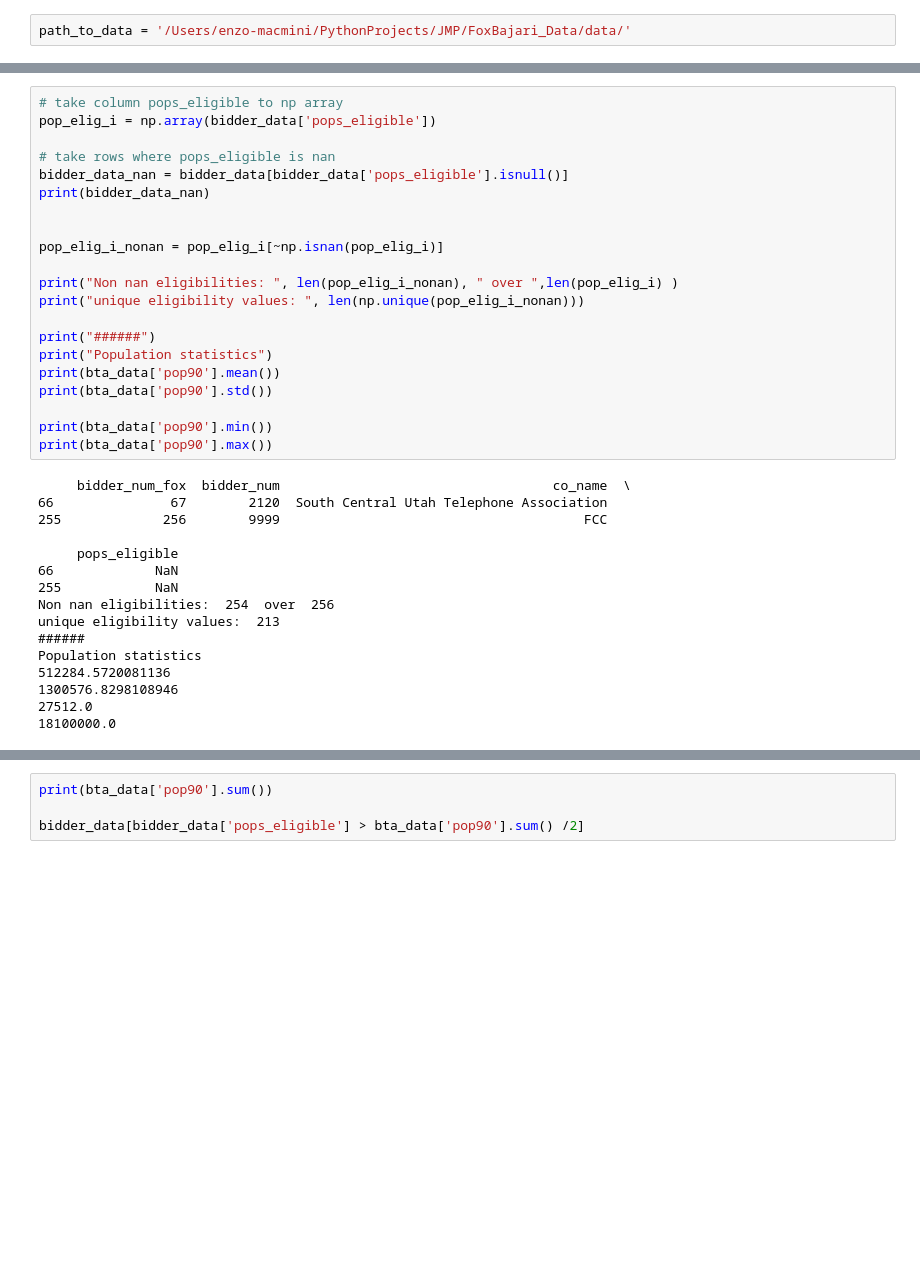
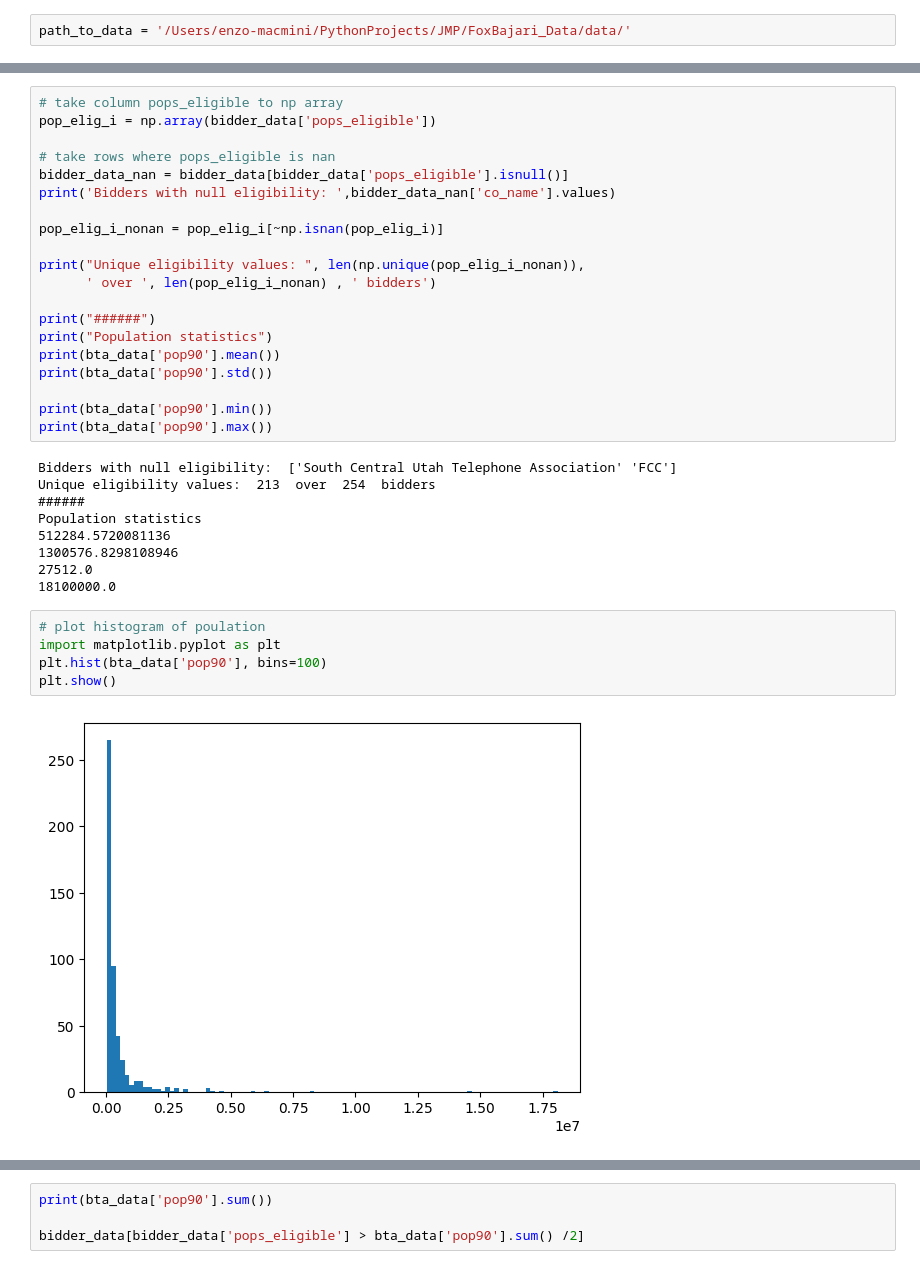
Before and after one commit to enzodipasquale/combinatorial-choice-estimation, a Jupyter notebook: Empirical_application/Fox_Bajari_application.ipynb, the cells around one changed output, grey strips where cells are left out. Drawn from its saved outputs; the diff is of its cells as text; blank space fills up the shorter version.

```diff
--- a/Empirical_application/Fox_Bajari_application.ipynb
+++ b/Empirical_application/Fox_Bajari_application.ipynb
@@ -65,13 +51,12 @@ pop_elig_i = np.array(bidder_data['pops_eligible'])
 
 # take rows where pops_eligible is nan
 bidder_data_nan = bidder_data[bidder_data['pops_eligible'].isnull()]
-print(bidder_data_nan)
-
+print('Bidders with null eligibility: ',bidder_data_nan['co_name'].values)
 
 pop_elig_i_nonan = pop_elig_i[~np.isnan(pop_elig_i)]
 
-print("Non nan eligibilities: ", len(pop_elig_i_nonan), " over ",len(pop_elig_i) )
-print("unique eligibility values: ", len(np.unique(pop_elig_i_nonan)))
+print("Unique eligibility values: ", len(np.unique(pop_elig_i_nonan)),
+      ' over ', len(pop_elig_i_nonan) , ' bidders')
 
 print("######")
 print("Population statistics")
@@ -81,18 +66,18 @@ print(bta_data['pop90'].std())
 print(bta_data['pop90'].min())
 print(bta_data['pop90'].max())
 # %% [output]
-     bidder_num_fox  bidder_num                                   co_name  \
-66               67        2120  South Central Utah Telephone Association
-255             256        9999                                       FCC
-
-     pops_eligible
-66             NaN
-255            NaN
-Non nan eligibilities:  254  over  256
-unique eligibility values:  213
+Bidders with null eligibility:  ['South Central Utah Telephone Association' 'FCC']
+Unique eligibility values:  213  over  254  bidders
 ######
 Population statistics
 512284.5720081136
 1300576.8298108946
 27512.0
 18100000.0
+# %%
+# plot histogram of poulation
+import matplotlib.pyplot as plt
+plt.hist(bta_data['pop90'], bins=100)
+plt.show()
+# %% [output]
+[figure, added]
```
Also changed, not shown: parts of 13 cells of this notebook.
